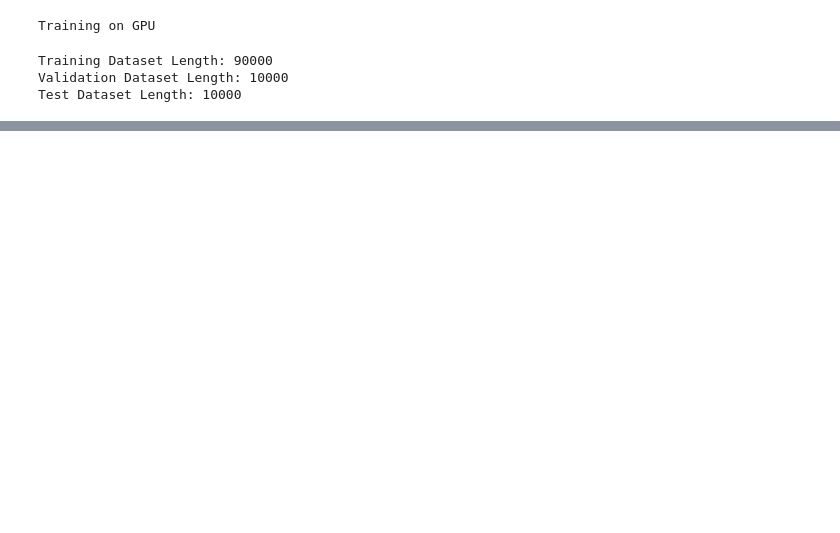
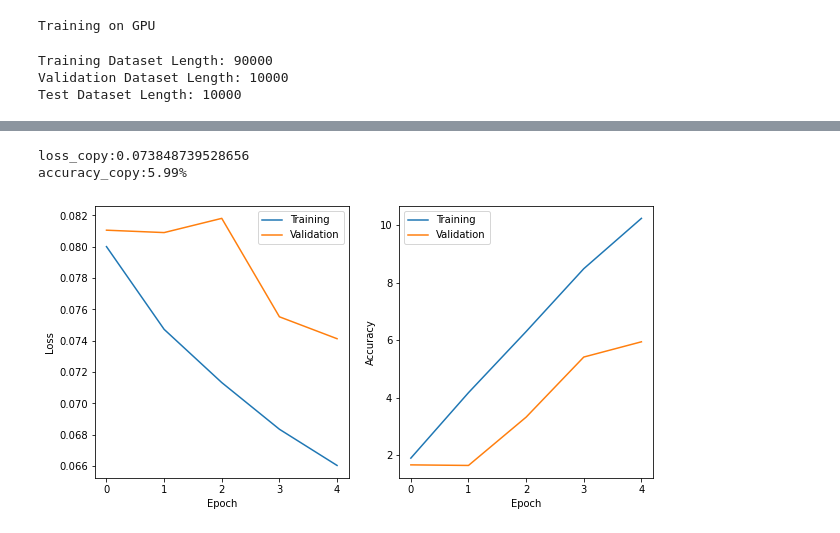
Before and after one commit to Umbreller-F/deep_learning_1, a Jupyter notebook: my_train.ipynb, the cells around one changed output, grey strips where cells are left out. Cells and saved outputs as stored; diff of their text form; code cells hidden in the pictures; blank space fills up the shorter version.

```diff
--- a/my_train.ipynb
+++ b/my_train.ipynb
@@ -55,7 +55,8 @@ transform1 = transforms.RandomApply([
 transform2 = transforms.ToTensor()
 # %%
 '加载数据'
-dataset = TinyImageNetDataset(data_dir+'/train', transform=transforms.Compose([transform1, transform2]))
+dataset = TinyImageNetDataset(
+    data_dir+'/train', transform=transforms.Compose([transform1, transform2]))
 labels = dataset.get_labels()
 
 sss = StratifiedShuffleSplit(n_splits=1, test_size=0.1, random_state=0)
@@ -64,15 +65,19 @@ idx_tr, idx_val = next(sss.split(labels, labels))
 dataset_tr = torch.utils.data.Subset(dataset, idx_tr)
 dataset_val = torch.utils.data.Subset(dataset, idx_val)
 
-dataloader_tr = torch.utils.data.DataLoader(dataset_tr, batch_size=batch_size, shuffle=True, num_workers=workers)
-dataloader_val = torch.utils.data.DataLoader(dataset_val, batch_size=batch_size, shuffle=True, num_workers=workers)
+dataloader_tr = torch.utils.data.DataLoader(
+    dataset_tr, batch_size=batch_size, shuffle=True, num_workers=workers)
+dataloader_val = torch.utils.data.DataLoader(
+    dataset_val, batch_size=batch_size, shuffle=True, num_workers=workers)
 
 print('Training Dataset Length: ' + str(len(dataset_tr)))
 print('Validation Dataset Length: ' + str(len(dataset_val)))
 
 class_to_idx = dataset.get_class_to_idx()
-dataset_test = TinyImageNetTestDataset(data_dir+'/val', annot_filename = 'val_annotations.txt', class_to_idx = class_to_idx, transform=transform2)
-dataloader_test = torch.utils.data.DataLoader(dataset_test, batch_size=batch_size, shuffle=True, num_workers=workers)
+dataset_test = TinyImageNetTestDataset(
+    data_dir+'/val', annot_filename='val_annotations.txt', class_to_idx=class_to_idx, transform=transform2)
+dataloader_test = torch.utils.data.DataLoader(
+    dataset_test, batch_size=batch_size, shuffle=True, num_workers=workers)
 
 print('Test Dataset Length: ' + str(len(dataset_test)))
 # %% [output]
@@ -86,8 +91,8 @@ if gpu:
     model.cuda()
 
 ######################## task 3.2 ##########################
-optimizer = optim.Adam(model.parameters(), lr=0.05)
-scheduler = None
+optimizer = optim.Adam(model.parameters(), lr=0.02)
+scheduler = optim.lr_scheduler.ExponentialLR(optimizer, gamma=0.8)
 criterion = nn.CrossEntropyLoss()
 ########################    END   ##########################
 
@@ -190,8 +195,8 @@ def test(model, dataloader):
 
     return pred, loss, accuracy
 # %%
-def fit(dataloader_tr, dataloader_val, model, criterion, optimizer, max_epoch = 100, scheduler = None,
-        filename = None, early_stop = True, patience = 10, resume = False):
+def fit(dataloader_tr, dataloader_val, model, criterion, optimizer, max_epoch=100, scheduler=None,
+        filename=None, early_stop=True, patience=10, resume=False):
     start_epoch = 0
     early_stop_counter = 0
     min_loss_val = 1e10
@@ -205,14 +210,16 @@ def fit(dataloader_tr, dataloader_val, model, criterion, optimizer, max_epoch =
         if filename is None:
             print('Please Provide File Name to load model')
             return
-        start_epoch, model, optimizer, scheduler, early_stop_counter, loss_tr_hist, loss_val_hist, accuracy_tr_hist, accuracy_val_hist = load_model(filename, model, optimizer, scheduler, mode = 'train')
-
+        start_epoch, model, optimizer, scheduler, early_stop_counter, loss_tr_hist, loss_val_hist, accuracy_tr_hist, accuracy_val_hist = load_model(
+            filename, model, optimizer, scheduler, mode='train')
 
     for epoch in range(start_epoch+1, max_epoch + 1):
         t0 = time.time()
         print('epoch:{}'.format(epoch))
+        print('lr:{}'.format(scheduler.get_last_lr()[0]))
 
-        loss_tr, accuracy_tr = train(dataloader_tr, model, optimizer, criterion)
+        loss_tr, accuracy_tr = train(
+            dataloader_tr, model, optimizer, criterion)
         loss_tr_hist.append(loss_tr)
         accuracy_tr_hist.append(accuracy_tr)
 
@@ -221,11 +228,17 @@ def fit(dataloader_tr, dataloader_val, model, criterion, optimizer, max_epoch =
         accuracy_val_hist.append(accuracy_val)
 
         if scheduler is not None:
-            scheduler.step(loss_val)
+            scheduler.step()
 
         ######################## task 3.5 ##########################
-
 
         ########################    END   ##########################
 
     return loss_tr_hist, loss_val_hist, accuracy_tr_hist, accuracy_val_hist
+# %%
+loss_tr_hist, loss_val_hist, accuracy_tr_hist, accuracy_val_hist = fit(
+    ######################## task 3.6 ##########################
+    dataloader_tr, dataloader_val, model, criterion, optimizer, max_epoch=20, scheduler=scheduler
+
+    ########################    END   ##########################
+)
@@ -277,2 +283,9 @@ accuracy_copy:25.56%
+# %%
+loss_val_1, accuracy_val_1 = validate(dataloader_val, model, criterion)
+print('loss_copy:{}'.format(loss_val_1))
+print('accuracy_copy:{}%'.format(accuracy_val_1))
+# %% [output]
+loss_copy:0.073848739528656
+accuracy_copy:5.99%
 # %%
 '模型保存'
@@ -280,3 +294,7 @@ torch.save(model_copy1, time.strftime('%d_%H_%M',time.localtime(time.time()))+'.
+# %%
+plot(loss_tr_hist, loss_val_hist, accuracy_tr_hist, accuracy_val_hist)
+# %% [output]
+[figure, added]
 # %%
 '获取GPU信息'
 if torch.cuda.is_available():
```
Also changed, not shown: parts of 11 cells of this notebook.
